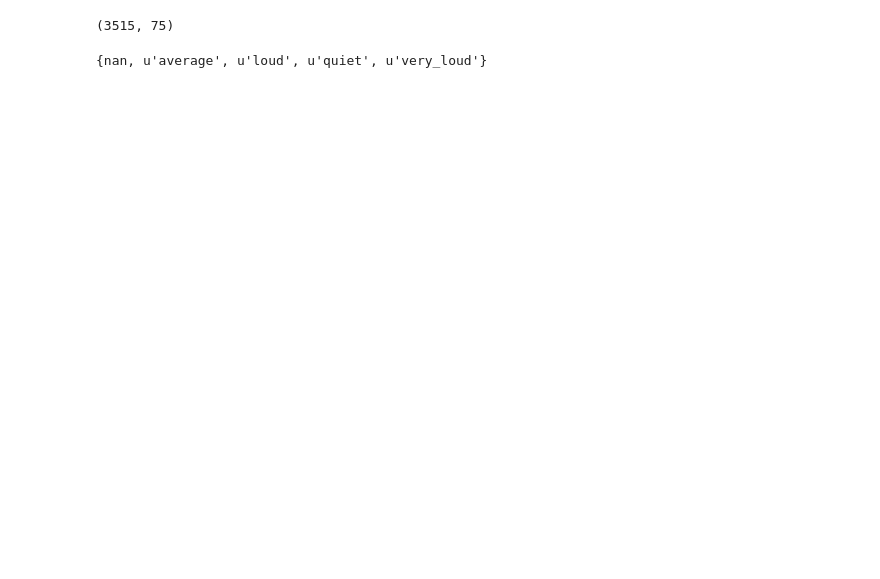
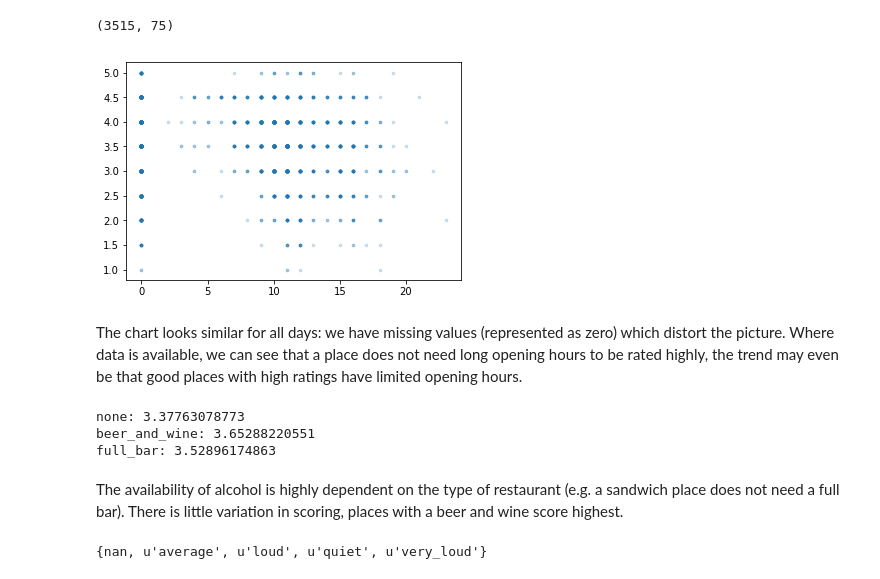
Before and after one commit to IvanTodorovic78/Capstone2, a Jupyter notebook: Restaurants.ipynb, the cells around one changed output. Drawn from its saved outputs; the diff is of its cells as text; code cells hidden in the pictures; blank space fills up the shorter version.

```diff
--- a/Restaurants.ipynb
+++ b/Restaurants.ipynb
@@ -223,10 +251,29 @@ featuresdf1[u'hours.Sunday'] = featuresdf1[u'hours.Sunday'].apply(lambda x: sum_
 featuresdf1[u'hours.Tuesday'] = featuresdf1[u'hours.Tuesday'].apply(lambda x: sum_open_hrs(x))
 featuresdf1[u'hours.Thursday'] = featuresdf1[u'hours.Thursday'].apply(lambda x: sum_open_hrs(x))
 featuresdf1[u'hours.Wednesday'] = featuresdf1[u'hours.Wednesday'].apply(lambda x: sum_open_hrs(x))
+# %%
+# look at opening hours on a given day
+plt.scatter(x=featuresdf1['hours.Sunday'], y=featuresdf.stars, s=7, alpha=0.2)
+plt.show()
+# %% [output]
+[figure, added]
+# %% [markdown]
+The chart looks similar for all days: we have missing values (represented as zero) which distort the picture. Where data is available, we can see that a place does not need long opening hours to be rated highly, the trend may even be that good places with high ratings have limited opening hours.
 # %%
 # convert alcohol categories to numerical
 dict_transform = {"none":0, "beer_and_wine":1, "full_bar": 2}
 featuresdf1['attributes.Alcohol'] = featuresdf1['attributes.Alcohol'].apply(lambda x: dict_transform.get(x))
+# %%
+# mean ratings per alcohol category:
+print 'none:',featuresdf[featuresdf['attributes.Alcohol'] == 'none'].stars.mean()
+print 'beer_and_wine:',featuresdf[featuresdf['attributes.Alcohol'] == 'beer_and_wine'].stars.mean()
+print 'full_bar:',featuresdf[featuresdf['attributes.Alcohol'] == 'full_bar'].stars.mean()
+# %% [output]
+none: 3.37763078773
+beer_and_wine: 3.65288220551
+full_bar: 3.52896174863
+# %% [markdown]
+The availability of alcohol is highly dependent on the type of restaurant (e.g. a sandwich place does not need a full bar). There is little variation in scoring, places with a beer and wine score highest.
 # %%
 # convert noise categories to numerical
 noise = set(featuresdf1['attributes.NoiseLevel'])
```
Also changed, not shown: parts of 56 cells of this notebook.
